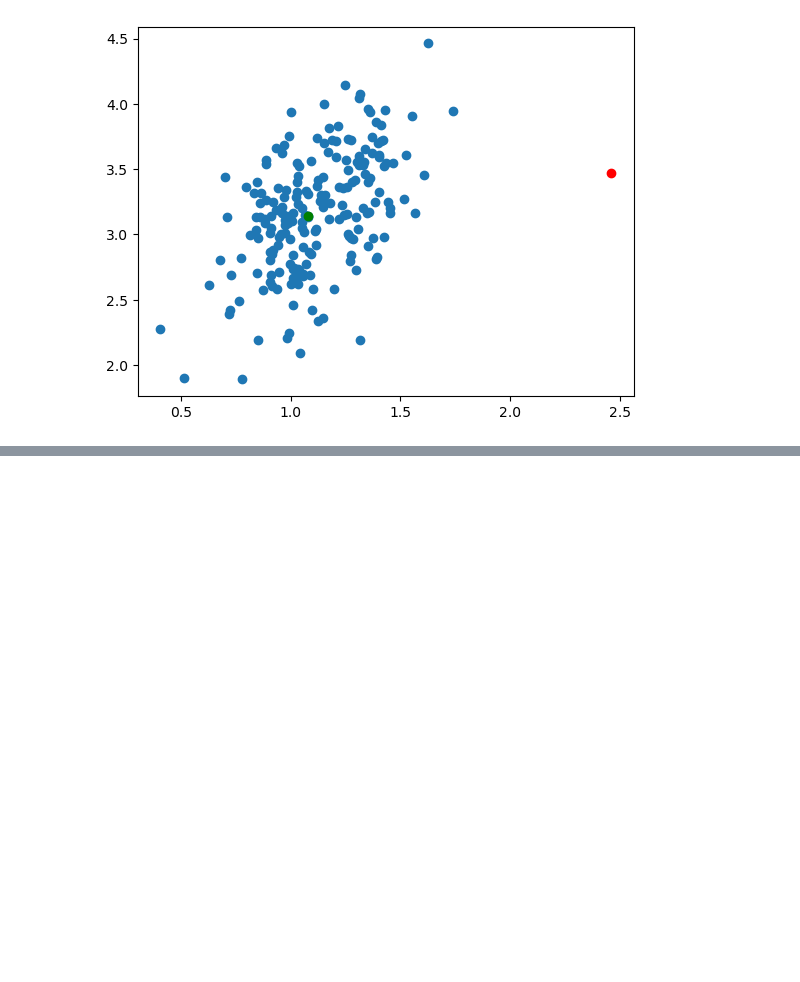
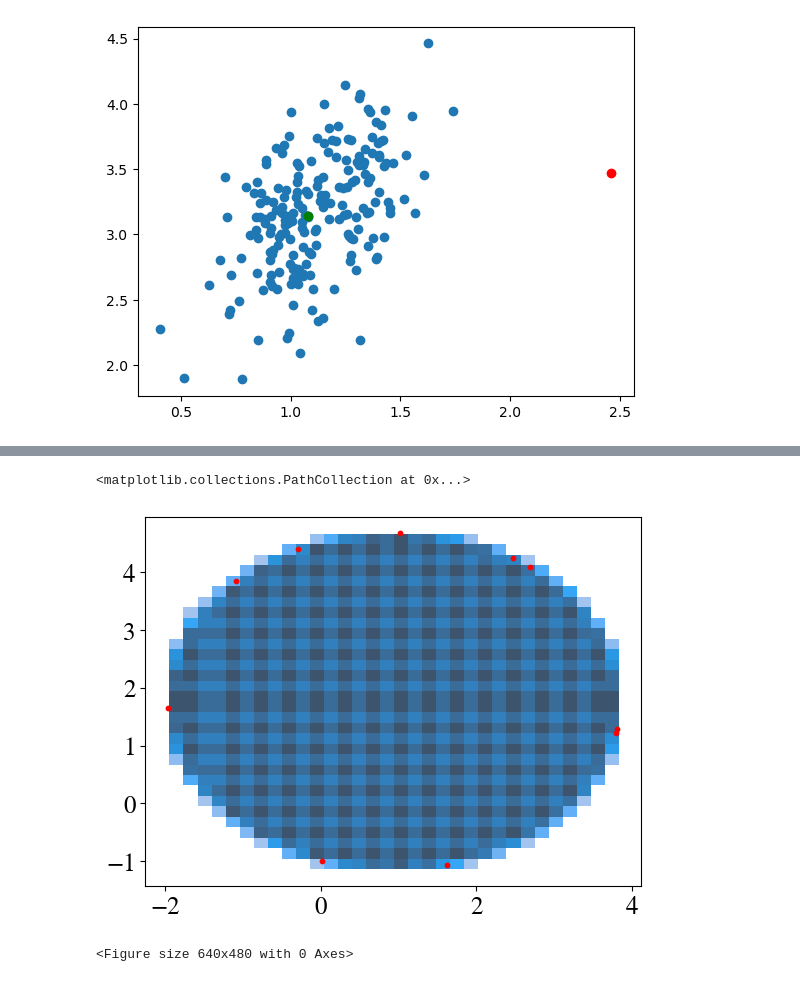
Before and after one commit to yashpatel5400/csi, a Jupyter notebook: ppcsi/CaliHousing_Yash.ipynb, the cells around one changed output, grey strips where cells are left out. Drawn from its saved outputs; the diff is of its cells as text; code cells hidden in the pictures; blank space fills up the shorter version.

```diff
--- a/ppcsi/CaliHousing_Yash.ipynb
+++ b/ppcsi/CaliHousing_Yash.ipynb
@@ -210,0 +211,51 @@ plt.scatter(regen_y[:,0], regen_y[:,1], c="y")
+# %%
+T = 5_000 # time steps of repulsive simulation
+
+y_pos = regen_y.copy()
+y_vel = np.zeros(y_pos.shape)
+
+positions = []
+for _ in range(T):
+    positions.append(y_pos.copy())
+
+    # compute distance vectors for repulsion forces
+    tiled_y_pos = np.tile(y_pos, (y_pos.shape[0], 1, 1))
+    tiled_y_pos = np.transpose(tiled_y_pos, (1, 0, 2))
+    dist_vectors = y_pos - tiled_y_pos
+
+    flat_dist_vectors = dist_vectors.reshape(N * N, -1)
+    flat_dists = np.linalg.norm(flat_dist_vectors, axis=-1)
+    flat_dists = np.tile(flat_dists, (2, 1)).T
+
+    # compute repulsive forces
+    K = 1.0 # arbitrary constant for simulating repulsion
+    flat_unit_vectors = flat_dist_vectors / np.linalg.norm(flat_dists)
+    flat_forces = K * flat_unit_vectors * flat_dists ** -2
+    forces = flat_forces.reshape(N, N, -1)
+
+    # update velocities and positions
+    time_step = 0.01
+    total_force = np.nansum(forces, axis=0)
+
+    # constrain update to conformalized prediction region
+    proposed_y_pos = y_pos.copy()
+    proposed_y_pos += y_vel * time_step
+    scores = np.mean((Y_hat_test_pt - proposed_y_pos) ** 2, axis=1)
+    in_region = scores < score_quantile
+
+    y_pos[in_region] = proposed_y_pos[in_region]
+    y_vel += total_force * time_step
+# %%
+sns.histplot(x=y_pred_region[:,0], y=y_pred_region[:,1])
+plt.scatter(positions[-1][:,0], positions[-1][:,1], s=10, color='red')
+# %% [output]
+<matplotlib.collections.PathCollection at 0x...>
+[figure, added]
+# %%
+for idx, position in enumerate(positions):
+    sns.histplot(x=y_pred_region[:,0], y=y_pred_region[:,1])
+    plt.scatter(position[:,0], position[:,1], s=10, color='red')
+    plt.savefig(f"images/frame_{idx}.png")
+    plt.clf()
+# %% [output]
+<Figure size 640x480 with 0 Axes>
```
Also changed, not shown: parts of 3 cells of this notebook, 1 other file.
